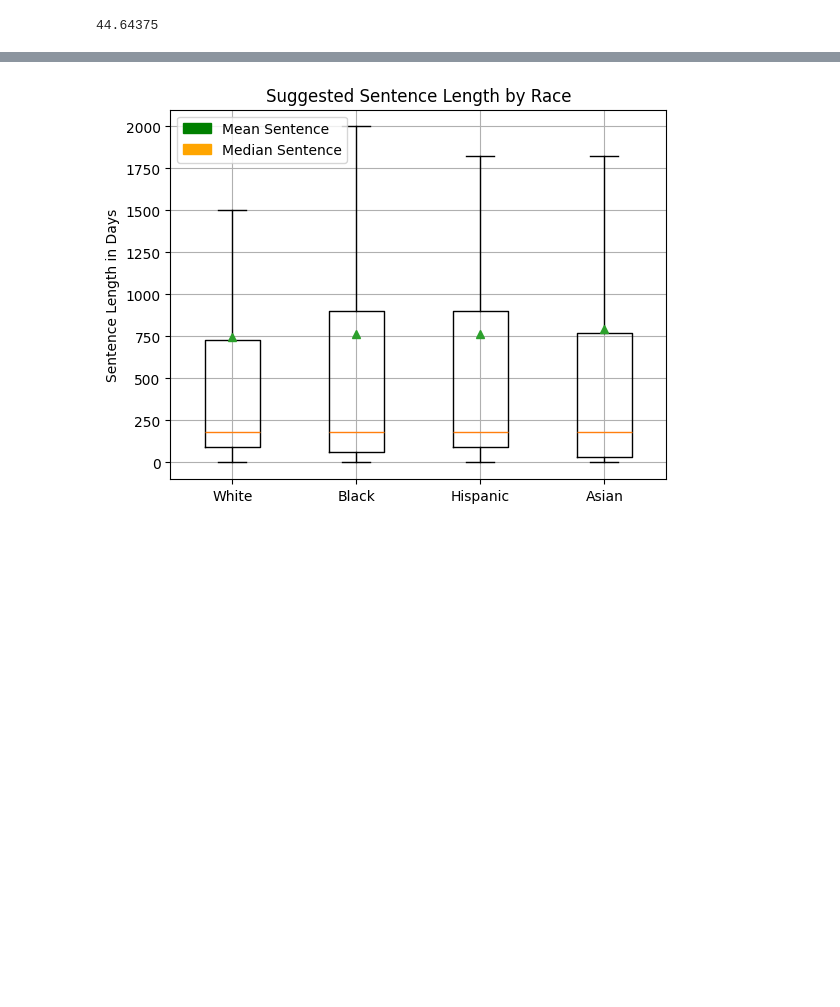
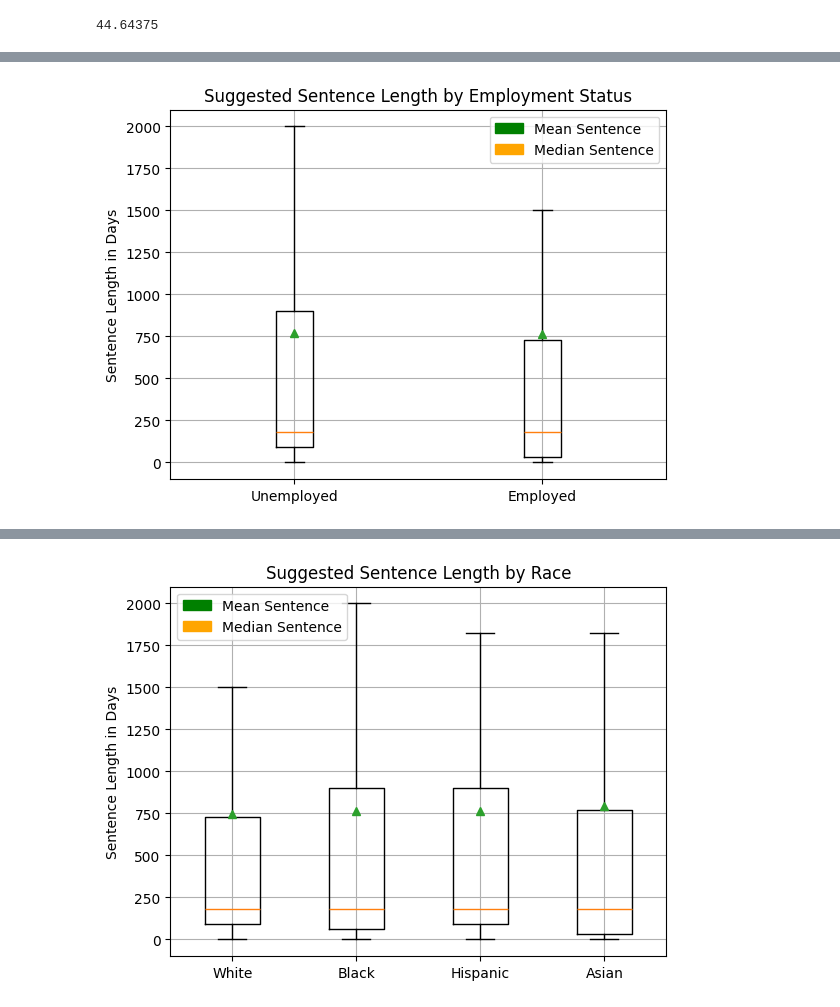
Before and after one commit to jd3162/555_proj3, a Jupyter notebook: gpt_4o_analysis.ipynb, the cells around one changed output, grey strips where cells are left out. Cells and saved outputs as stored; diff of their text form; code cells hidden in the pictures; blank space fills up the shorter version.

```diff
--- a/gpt_4o_analysis.ipynb
+++ b/gpt_4o_analysis.ipynb
@@ -180,3 +211,15 @@ print(resample_count)
+# %%
+fig, ax = plt.subplots()
+ax.boxplot(employment_data, labels=['Unemployed', 'Employed',], showfliers=False, showmeans=True)
+ax.grid()
+legend_handle_mean = mpatches.Patch(color='green', label='Mean Sentence')
+legend_handle_median = mpatches.Patch(color='orange', label='Median Sentence')
+plt.legend(handles=[legend_handle_mean,legend_handle_median])
+plt.ylabel("Sentence Length in Days")
+plt.title('Suggested Sentence Length by Employment Status')
+plt.show()
+# %% [output]
+[figure, added]
 # %%
 sex_data = [all_sentences['Male'], all_sentences['Female']]
 # %%
```
Also changed, not shown: parts of 19 cells of this notebook, 2 other files.
